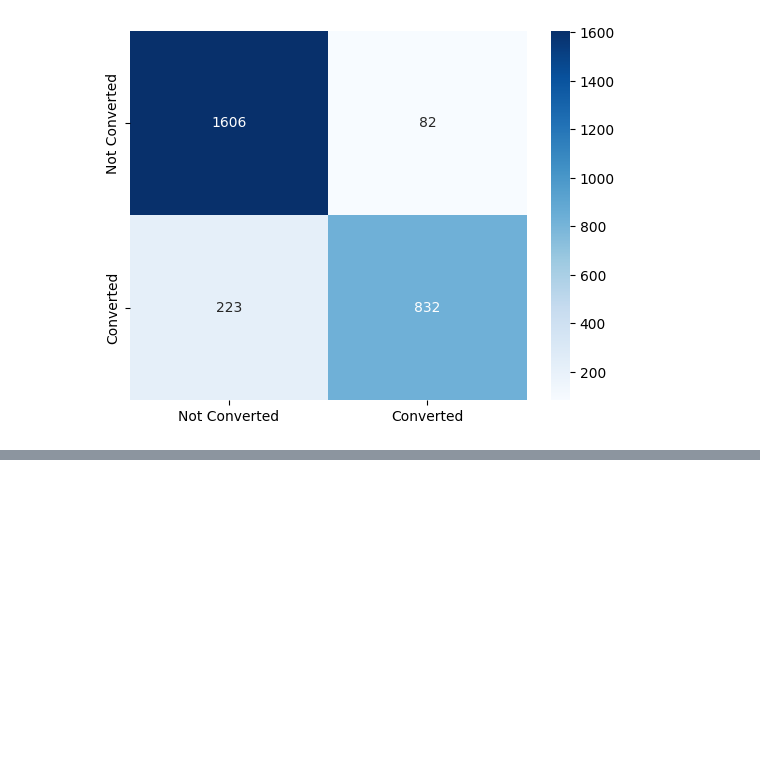
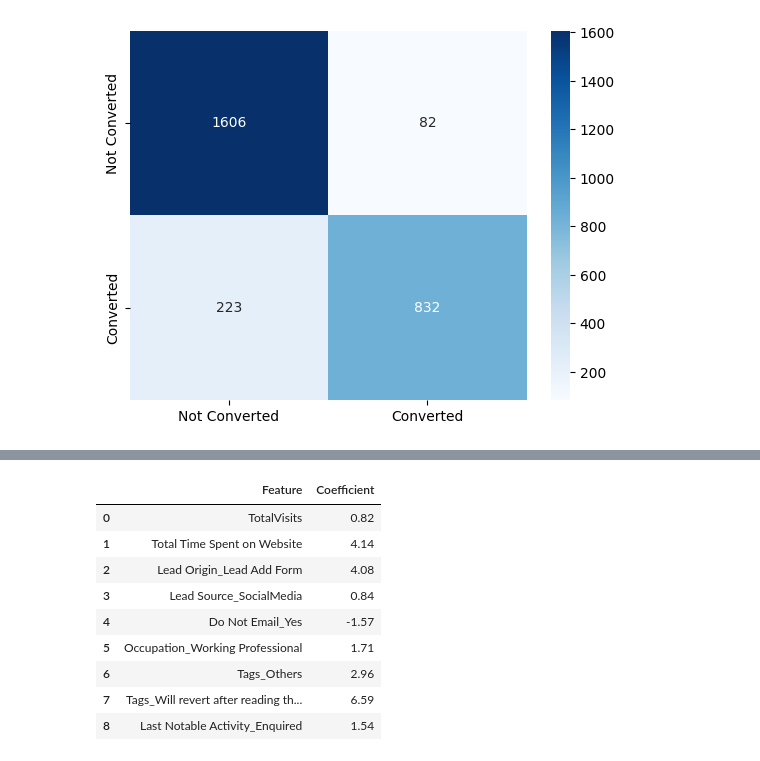
Before and after one commit to aravindpeddinti/Lead_Scoring_Case_Study, a Jupyter notebook: Assignment.ipynb, the cells around one changed output, grey strips where cells are left out. Saved outputs shown, nothing was run; the diff lists cells and outputs as text; code cells hidden in the pictures; blank space fills up the shorter version.

```diff
--- a/Assignment.ipynb
+++ b/Assignment.ipynb
@@ -1213,0 +1284,13 @@ plt.show()
+# %%
+coefficients
+# %% [output]
+|  | Feature | Coefficient |
+| 0 | TotalVisits | 0.82 |
+| 1 | Total Time Spent on Website | 4.14 |
+| 2 | Lead Origin_Lead Add Form | 4.08 |
+| 3 | Lead Source_SocialMedia | 0.84 |
+| 4 | Do Not Email_Yes | -1.57 |
+| 5 | Occupation_Working Professional | 1.71 |
+| 6 | Tags_Others | 2.96 |
+| 7 | Tags_Will revert after reading th... | 6.59 |
+| 8 | Last Notable Activity_Enquired | 1.54 |
```
Also changed, not shown: parts of 10 cells of this notebook.
